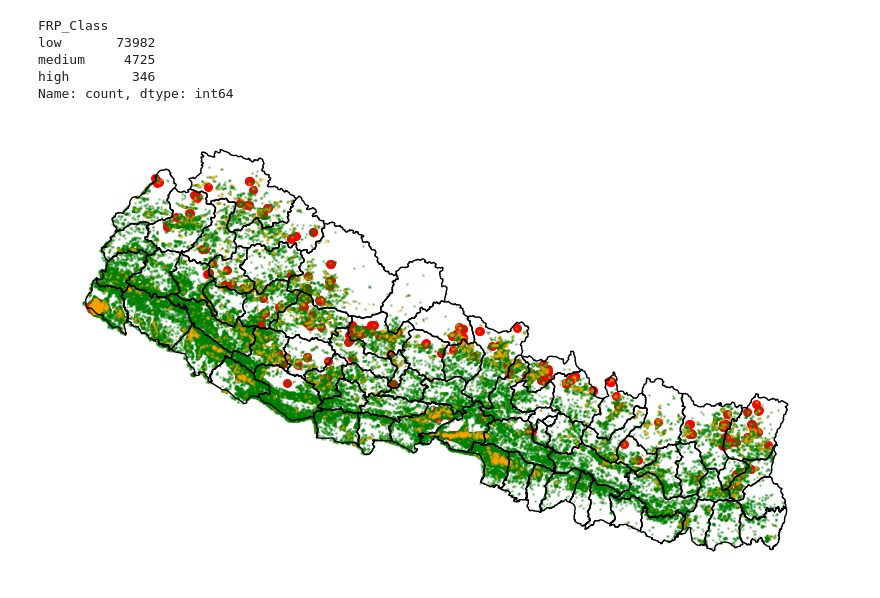
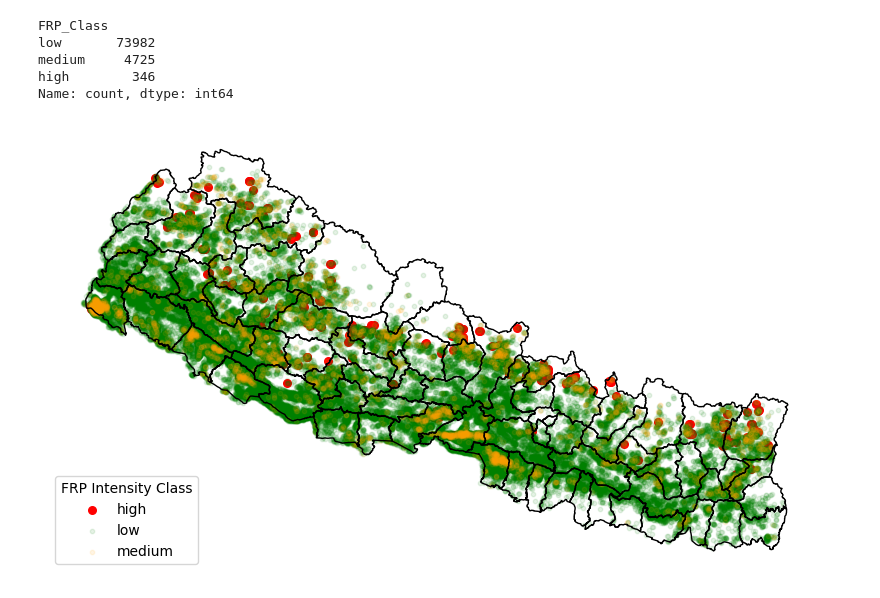
Before and after one commit to shrestha-rujal/nepal-wildfire, a Jupyter notebook: src/2_intensity_mapping.ipynb, the cells around one changed output. Drawn from its saved outputs; the diff is of its cells as text; code cells hidden in the pictures.

```diff
--- a/src/2_intensity_mapping.ipynb
+++ b/src/2_intensity_mapping.ipynb
@@ -90,25 +90,33 @@ states = gpd.read_file('output/states.gpkg')
 # %%
 colors = {
   'low': 'green',
   'medium': 'orange',
   'high': 'red'
 }
 
 fig, ax = plt.subplots(figsize=(10,8))
 
 states.boundary.plot(ax=ax, color='black', linewidth=1)
 
 for cls, group in wildfires.groupby('FRP_Class'):
   group.plot(
     ax=ax,
-    markersize=(30 if cls == 'high' else 1),
+    markersize=(30 if cls == 'high' else 10),
     color=colors[cls],
     label=cls,
-    alpha=( 1 if cls == 'high' else 0.3)
+    alpha=(1 if cls == 'high' else 0.1),
+    legend=True
   )
 
+ax.legend(
+    title="FRP Intensity Class",
+    loc="lower left",
+    frameon=True,
+    facecolor="white",
+    fontsize=10
+)
 ax.set_axis_off()
 
 plt.show()
 # %% [output]
-[figure, old version]
+[figure, new version]
```
Also changed, not shown: 8 other files.
